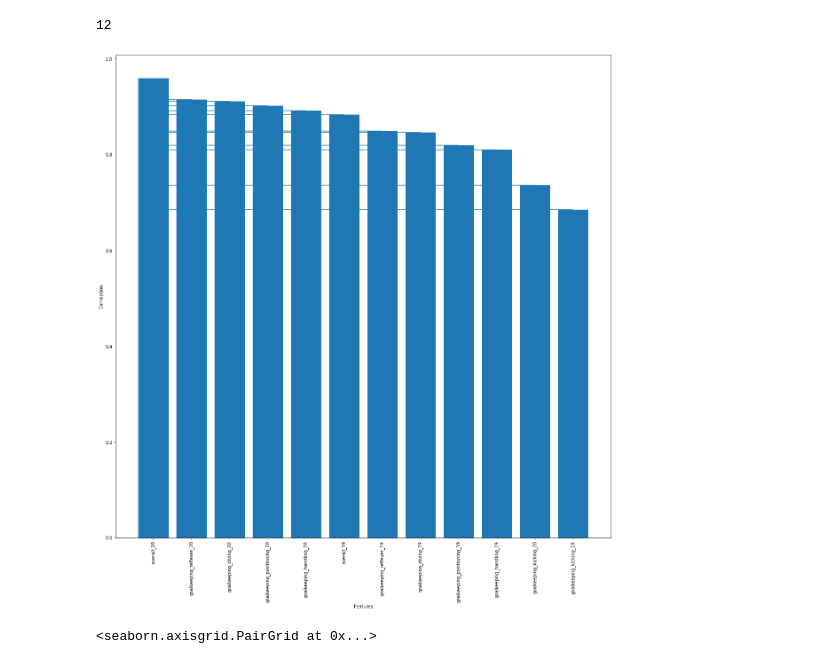
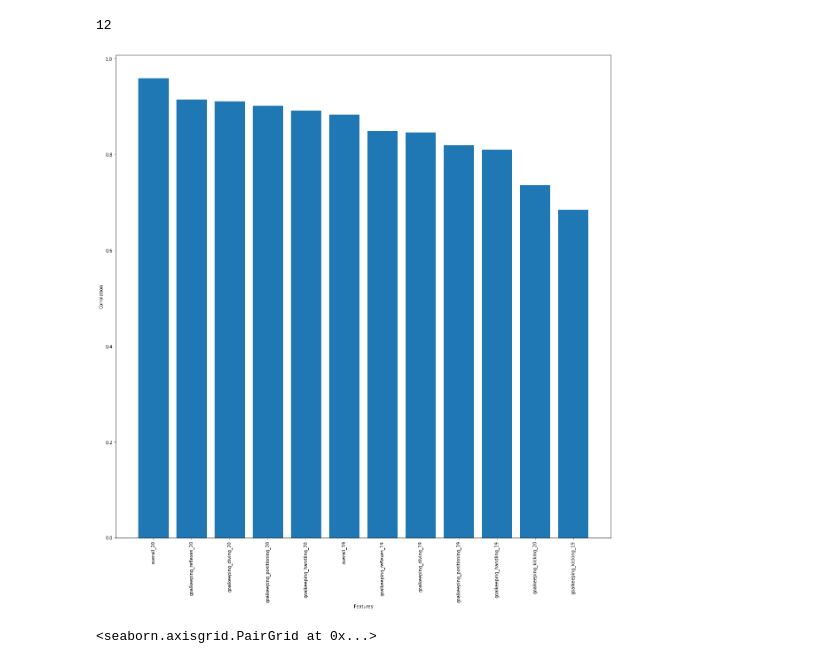
Before and after one commit to helmiAbidi/Football_GoalKeeper_Analysis, a Jupyter notebook: notebooks/predict_FIFA_rating.ipynb, the cells around one changed output. Cells and saved outputs as stored; diff of their text form; code cells hidden in the pictures.

```diff
--- a/notebooks/predict_FIFA_rating.ipynb
+++ b/notebooks/predict_FIFA_rating.ipynb
@@ -290,17 +304,17 @@ len(corr_df['features'].tolist())
 # %%
 fig = plt.figure(figsize=(20,20))
 x = corr_df['features'].tolist()
 y = corr_df['corrolations'].tolist()
 
 plt.bar(x,y,align='center') # A bar chart
 plt.xticks(rotation=90)
 plt.xlabel('Features')
 plt.ylabel('Corrolation')
-for i in range(len(y)):
-    plt.hlines(y[i],0,x[i]) # Here you are drawing the horizontal lines
+# for i in range(len(y)):
+#     plt.hlines(y[i],0,x[i]) # Here you are drawing the horizontal lines
 plt.show()
 # %% [output]
-[figure, old version]
+[figure, new version]
 # %%
 import seaborn as sns
 sns.pairplot(data=gk_fifa_ds_train[['overall_21', *corr_df['features'].tolist()]], diag_kind='kde',
```
Also changed, not shown: parts of 6 cells of this notebook, 3 other files.
